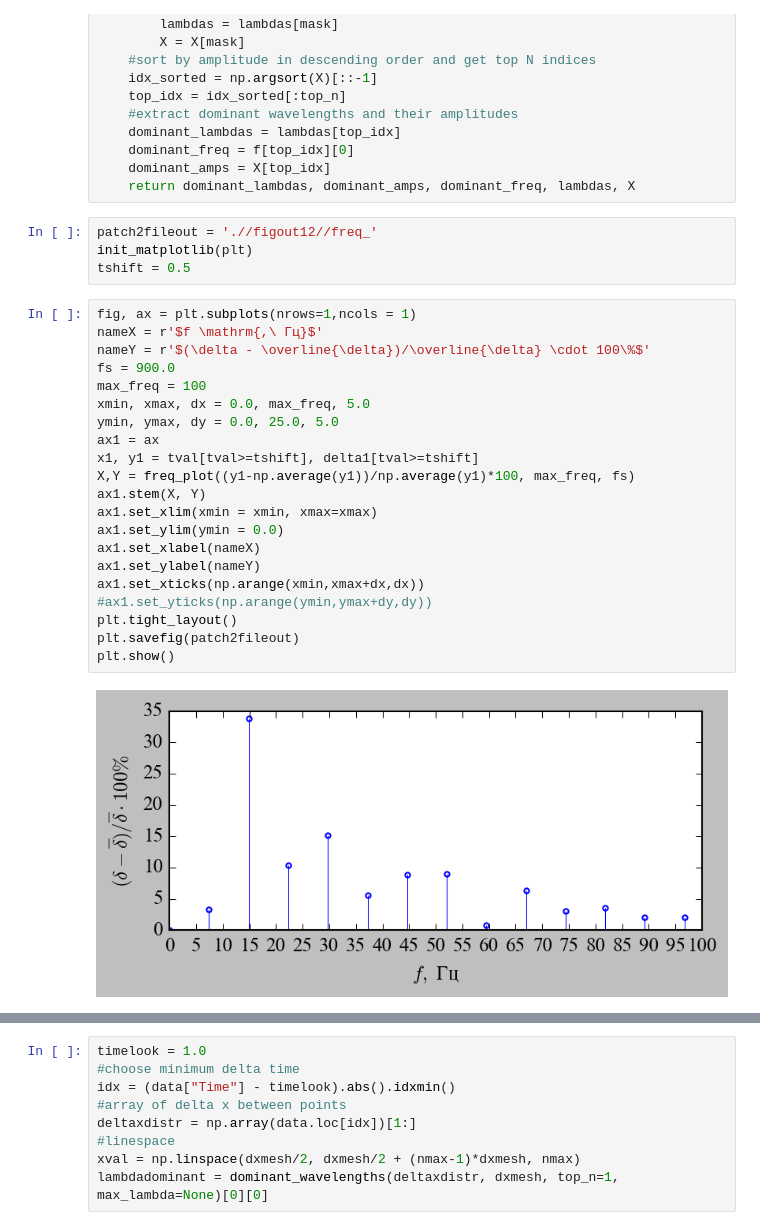
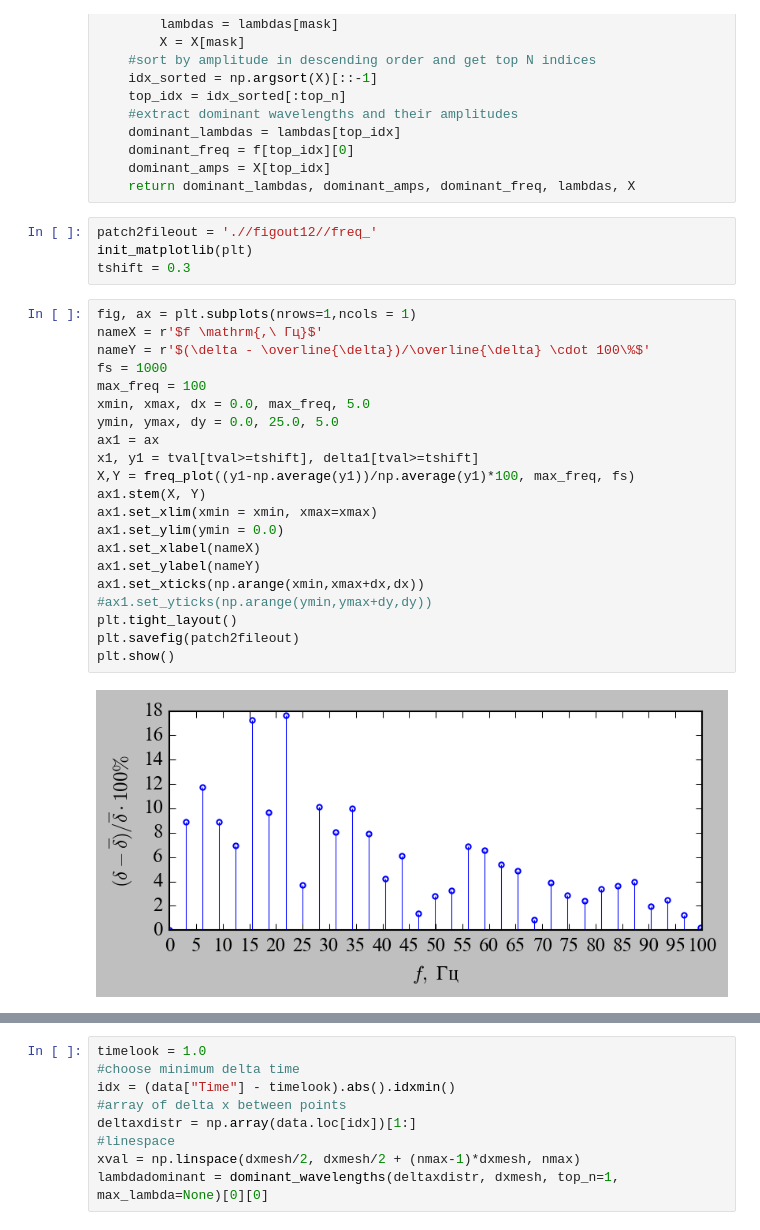
Before and after one commit to UlyanaGru/Fourier, a Jupyter notebook: postprocessing_mesh12.ipynb, the cells around one changed output, grey strips where cells are left out. Drawn from its saved outputs; the diff is of its cells as text.

```diff
--- a/postprocessing_mesh12.ipynb
+++ b/postprocessing_mesh12.ipynb
@@ -223,30 +223,30 @@ def dominant_wavelengths(thickness, dx, top_n=1, max_lambda=None):
 # %%
 patch2fileout = './/figout12//freq_'
 init_matplotlib(plt)
-tshift = 0.5
+tshift = 0.3
 # %%
 fig, ax = plt.subplots(nrows=1,ncols = 1)
 nameX = r'$f \mathrm{,\ Гц}$'
 nameY = r'$(\delta - \overline{\delta})/\overline{\delta} \cdot 100\%$'
-fs = 900.0
+fs = 1000
 max_freq = 100
 xmin, xmax, dx = 0.0, max_freq, 5.0
 ymin, ymax, dy = 0.0, 25.0, 5.0
 ax1 = ax
 x1, y1 = tval[tval>=tshift], delta1[tval>=tshift]
 X,Y = freq_plot((y1-np.average(y1))/np.average(y1)*100, max_freq, fs)
 ax1.stem(X, Y)
 ax1.set_xlim(xmin = xmin, xmax=xmax)
 ax1.set_ylim(ymin = 0.0)
 ax1.set_xlabel(nameX)
 ax1.set_ylabel(nameY)
 ax1.set_xticks(np.arange(xmin,xmax+dx,dx))
 #ax1.set_yticks(np.arange(ymin,ymax+dy,dy))
 plt.tight_layout()
 plt.savefig(patch2fileout)
 plt.show()
 # %% [output]
-[figure, old version]
+[figure, new version]
 # %%
 i_maxFourier = np.argmax(Y)
 f_maxFourier = X[i_maxFourier]
```
Also changed, not shown: parts of 4 cells of this notebook, 7 other files.
